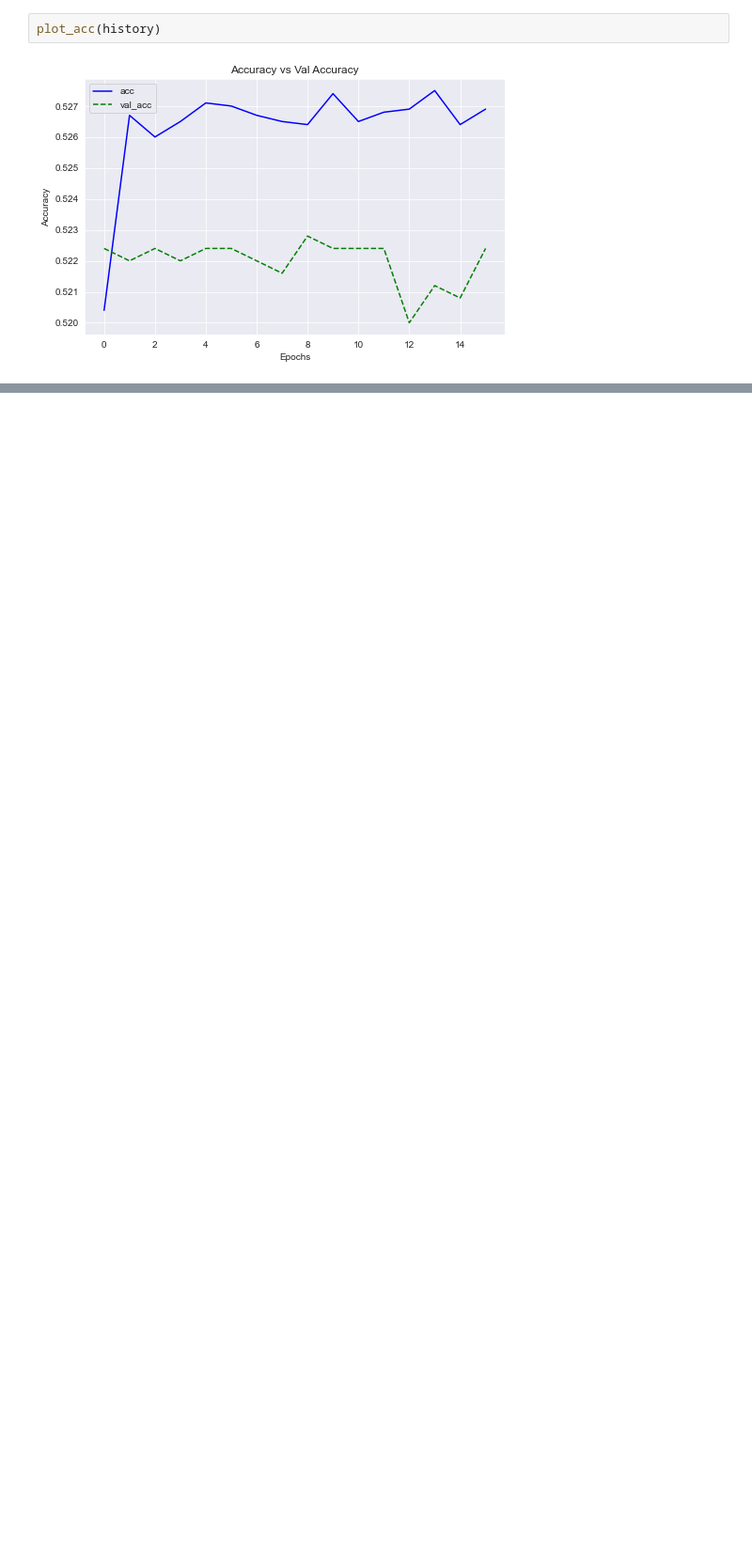
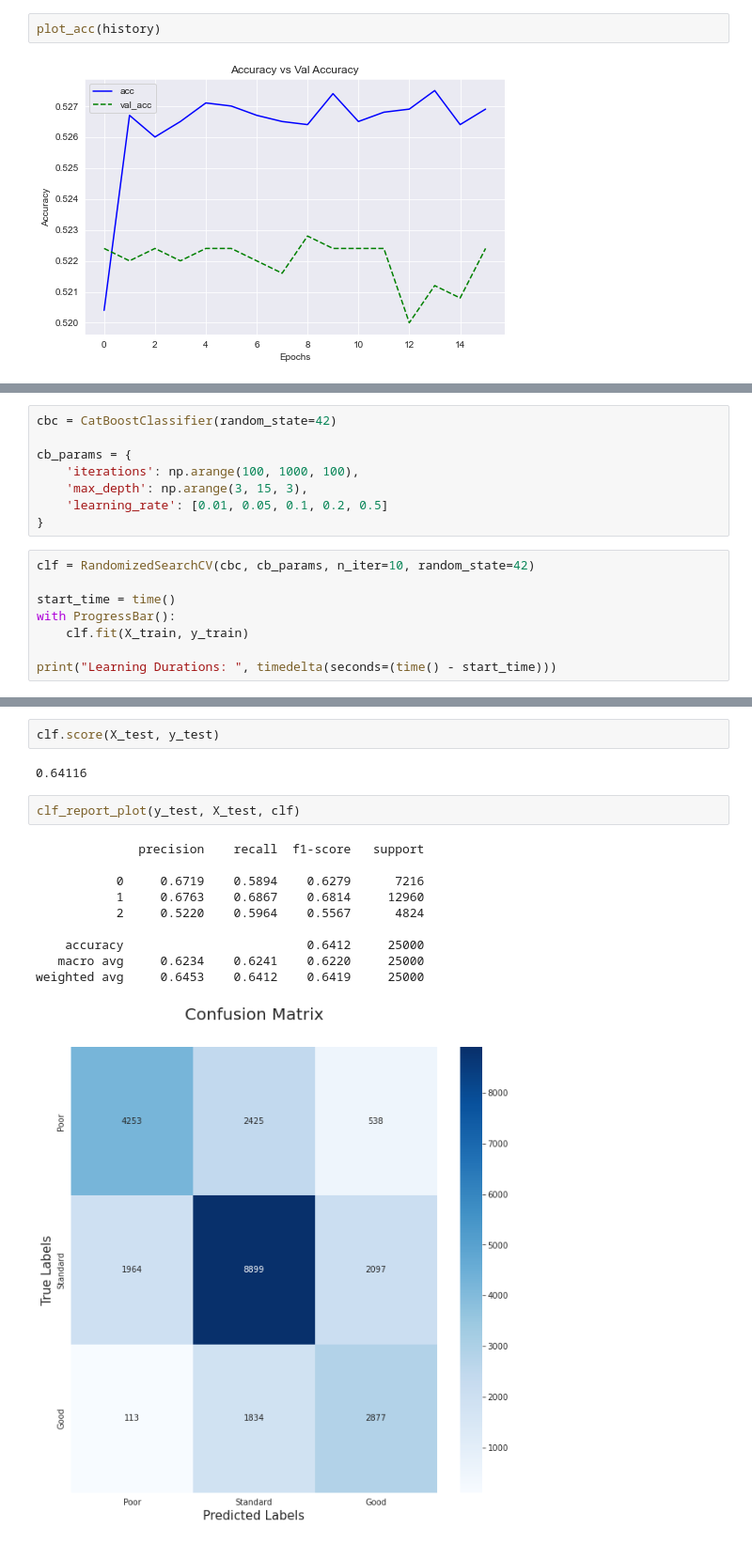
Before and after one commit to Rphabet/Imbalanced, a Jupyter notebook: CreditScore/modelling_v0.ipynb, the cells around one changed output, grey strips where cells are left out. Shown at 94% size. Drawn from its saved outputs; the diff is of its cells as text; blank space fills up the shorter version.

```diff
--- a/CreditScore/modelling_v0.ipynb
+++ b/CreditScore/modelling_v0.ipynb
@@ -295,0 +599,16 @@ plot_acc(history)
+# %%
+cbc = CatBoostClassifier(random_state=42)
+
+cb_params = {
+    'iterations': np.arange(100, 1000, 100),
+    'max_depth': np.arange(3, 15, 3),
+    'learning_rate': [0.01, 0.05, 0.1, 0.2, 0.5]
+}
+# %%
+clf = RandomizedSearchCV(cbc, cb_params, n_iter=10, random_state=42)
+
+start_time = time()
+with ProgressBar():
+    clf.fit(X_train, y_train)
+
+print("Learning Durations: ", timedelta(seconds=(time() - start_time)))
@@ -295,0 +639,17 @@ plot_acc(history)
+# %%
+clf.score(X_test, y_test)
+# %% [output]
+0.64116
+# %%
+clf_report_plot(y_test, X_test, clf)
+# %% [output]
+              precision    recall  f1-score   support
+
+           0     0.6719    0.5894    0.6279      7216
+           1     0.6763    0.6867    0.6814     12960
+           2     0.5220    0.5964    0.5567      4824
+
+    accuracy                         0.6412     25000
+   macro avg     0.6234    0.6241    0.6220     25000
+weighted avg     0.6453    0.6412    0.6419     25000
+[figure, added]
```
Also changed, not shown: parts of 44 cells of this notebook, 5 other files.
